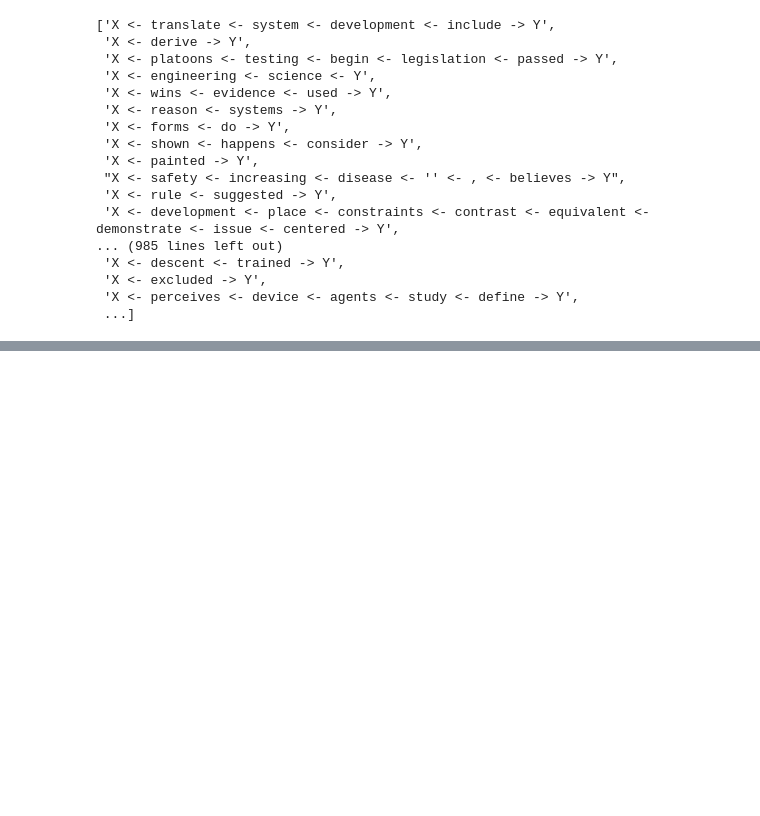
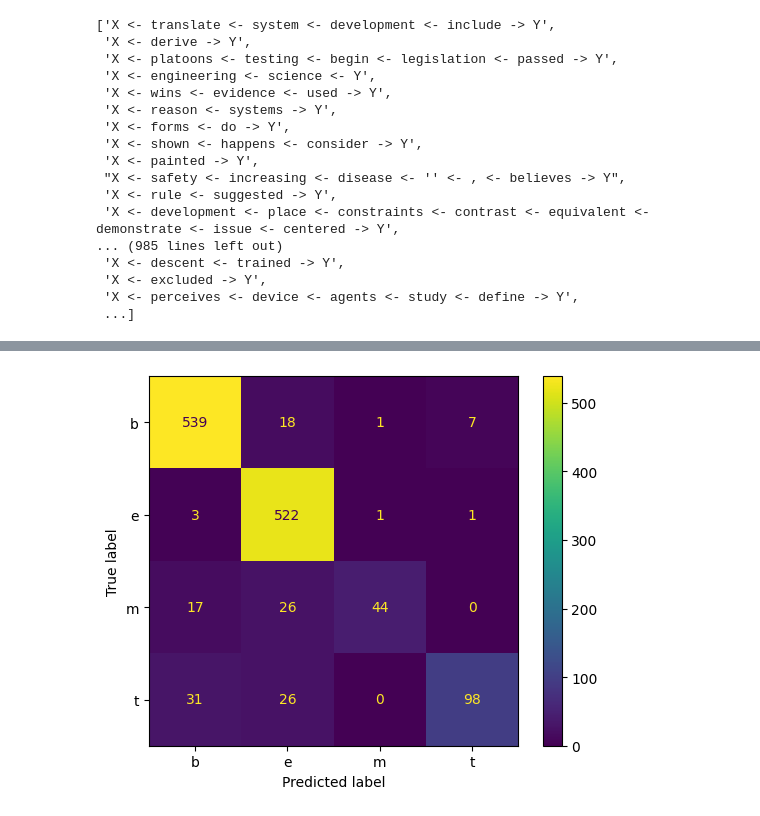
Before and after one commit to rizstwn/llm-learning, a Jupyter notebook: nlp-hundred-exercise.ipynb, the cells around one changed output, grey strips where cells are left out. Saved outputs shown, nothing was run; the diff lists cells and outputs as text; code cells hidden in the pictures; blank space fills up the shorter version.

```diff
--- a/nlp-hundred-exercise.ipynb
+++ b/nlp-hundred-exercise.ipynb
@@ -1272,0 +1315,24 @@ found_paths
+# %%
+from sklearn.feature_extraction.text import TfidfVectorizer
+from nltk.tokenize import word_tokenize
+from nltk.stem import WordNetLemmatizer
+
+def clean_token(text):
+    wnl = WordNetLemmatizer()
+    word_arr = word_tokenize(text)
+    lemma_arr = [wnl.lemmatize(w) for w in word_arr]
+    return " ".join(lemma_arr)
+
+
+tfidf_vec = TfidfVectorizer(stop_words='english', lowercase=True)
+train_df['TITLE'] = train_df['TITLE'].apply(clean_token)
+train_seq = tfidf_vec.fit_transform(train_df['TITLE'])
+train_feature_df = pd.DataFrame(train_seq.toarray(),columns=tfidf_vec.get_feature_names_out())
+
+val_df['TITLE'] = val_df['TITLE'].apply(clean_token)
+val_seq = tfidf_vec.transform(val_df['TITLE'])
+val_feature_df = pd.DataFrame(val_seq.toarray(),columns=tfidf_vec.get_feature_names_out())
+
+test_df['TITLE'] = test_df['TITLE'].apply(clean_token)
+test_seq = tfidf_vec.transform(test_df['TITLE'])
+test_feature_df = pd.DataFrame(test_seq.toarray(),columns=tfidf_vec.get_feature_names_out())
@@ -1272,0 +1347,5 @@ found_paths
+# %%
+from sklearn.linear_model import LogisticRegression
+
+logreg_model = LogisticRegression()
+logreg_model.fit(train_feature_df, y=train_df['CATEGORY'])
@@ -1272,0 +1378,5 @@ found_paths
+# %%
+from sklearn.metrics import accuracy_score
+
+pred_res = logreg_model.predict(test_feature_df)
+print(accuracy_score(test_df['CATEGORY'],pred_res))
@@ -1272,0 +1389,10 @@ found_paths
+# %%
+from sklearn.metrics import confusion_matrix,ConfusionMatrixDisplay
+import matplotlib.pyplot as plt
+
+confusion_res = confusion_matrix(test_df['CATEGORY'], pred_res)
+disp = ConfusionMatrixDisplay(confusion_matrix=confusion_res, display_labels=logreg_model.classes_)
+disp.plot()
+plt.show()
+# %% [output]
+[figure, added]
```
Also changed, not shown: parts of 23 cells of this notebook.
